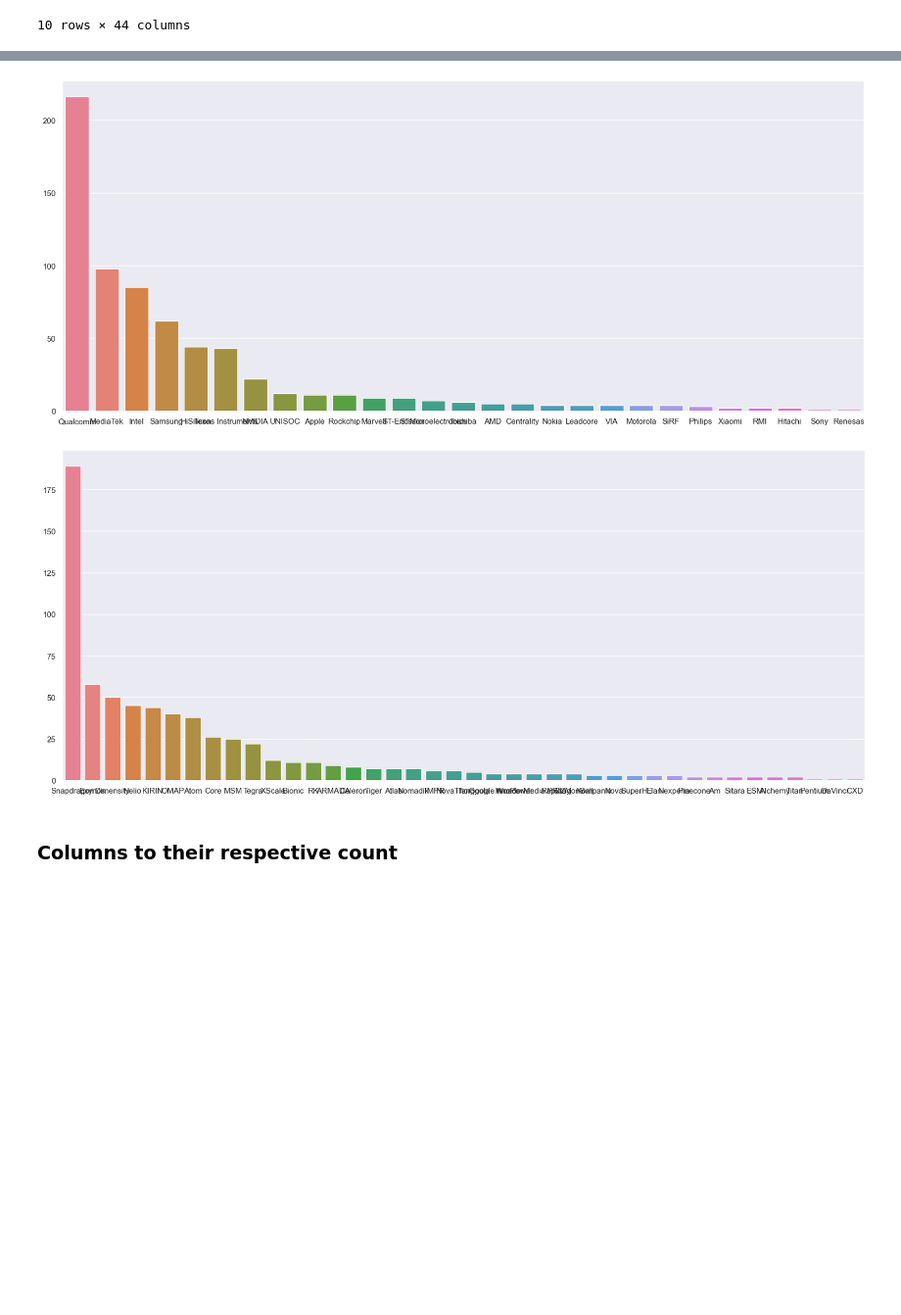
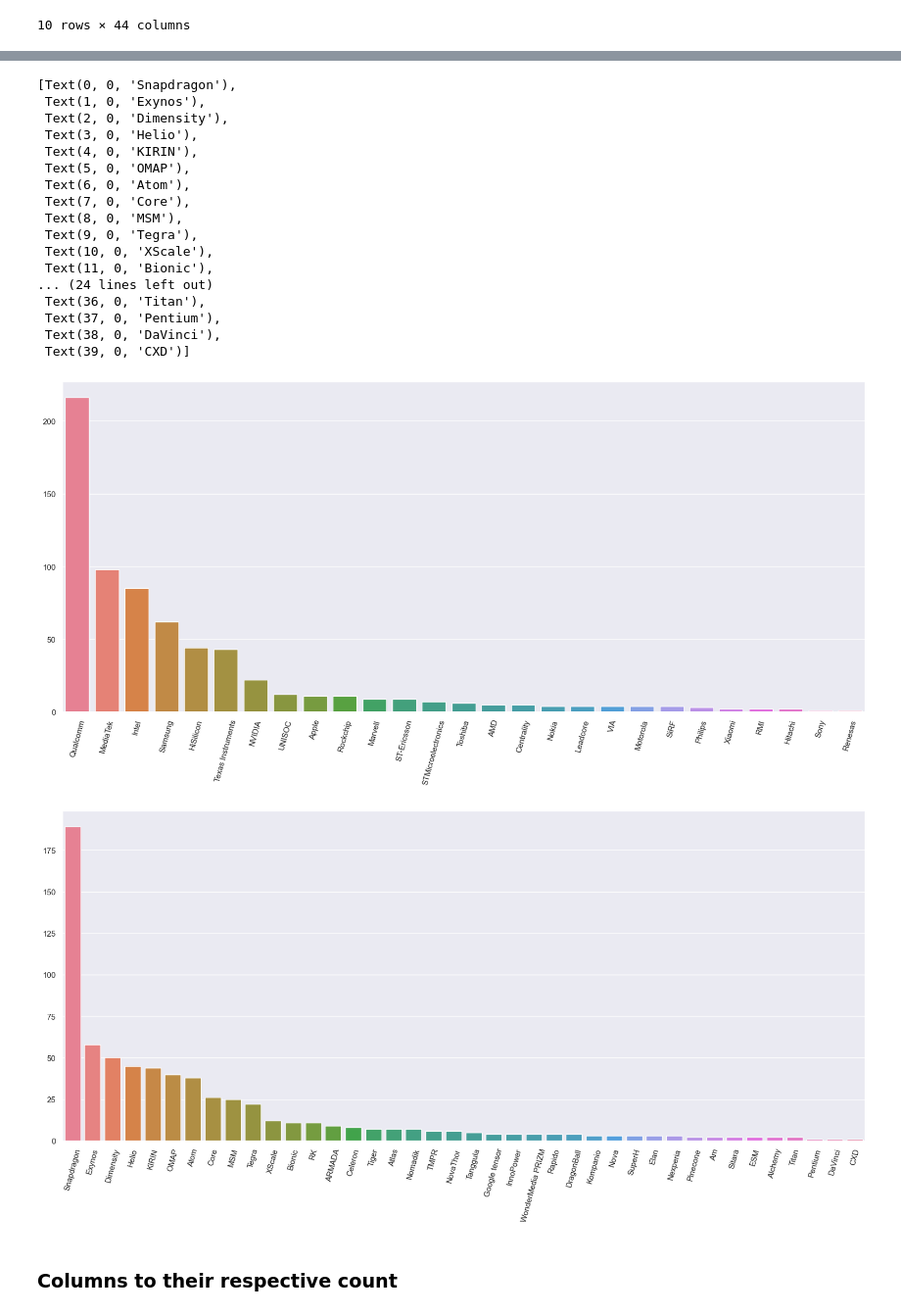
Before and after one commit to SoultySprings/processors-smart-devices, a Jupyter notebook: EDA/processorsSNS_EDA.ipynb, the cells around one changed output, grey strips where cells are left out. Shown: that part at 98% size. Drawn from its saved outputs; the diff is of its cells as text; code cells hidden in the pictures; blank space fills up the shorter version.

```diff
--- a/EDA/processorsSNS_EDA.ipynb
+++ b/EDA/processorsSNS_EDA.ipynb
@@ -120,23 +120,41 @@ dfTemp.dropna(thresh=39).head(10)
 # %%
 dfTemp = dfN.dropna(subset='Serie').copy()
 HProComp=dfTemp[f'{col[0]}'].value_counts().to_dict()
 HProSerie=dfTemp[f'{col[1]}'].value_counts().to_dict()
 
 plt.figure()
 figHist = sns.barplot(x=HProComp.keys(), y=HProComp.values(), hue=HProComp.keys())
-figHist.set(xlabel=None)
-# for key, value in HProComp.items():
-#     print(f'{key :<10} : {value :<10}')
+figHist.set_xticklabels(HProComp.keys(), rotation=75)
+for key, value in HProComp.items():
+    print(f'{key :<10} : {value :<10}')
 
 # figHist2 = px.histogram(x=HProSerie.keys(), y=HProSerie.values(), color=HProSerie.keys(), color_discrete_sequence=px.colors.qualitative.Antique, text_auto=True)
 plt.figure()
 figHist2 = sns.barplot(x=HProSerie.keys(), y=HProSerie.values(), hue=HProSerie.keys())
-# for key, value in HProSerie.items():
-#     print(f'{key :<10} : {value :<10}')
+figHist2.set_xticklabels(HProSerie.keys(), rotation=75)
+for key, value in HProSerie.items():
+    print(f'{key :<10} : {value :<10}')
 # figHist2.update_layout(height=750).show()
 # %% [output]
+[Text(0, 0, 'Snapdragon'),
+ Text(1, 0, 'Exynos'),
+ Text(2, 0, 'Dimensity'),
+ Text(3, 0, 'Helio'),
+ Text(4, 0, 'KIRIN'),
+ Text(5, 0, 'OMAP'),
+ Text(6, 0, 'Atom'),
+ Text(7, 0, 'Core'),
+ Text(8, 0, 'MSM'),
+ Text(9, 0, 'Tegra'),
+ Text(10, 0, 'XScale'),
+ Text(11, 0, 'Bionic'),
+... (24 lines left out)
+ Text(36, 0, 'Titan'),
+ Text(37, 0, 'Pentium'),
+ Text(38, 0, 'DaVinci'),
+ Text(39, 0, 'CXD')]
-[figure, old version]
+[figure, new version]
-[figure, old version]
+[figure, new version]
 # %% [markdown]
 ### Columns to their respective count
 # %%
```
Also changed, not shown: parts of 2 cells of this notebook.
